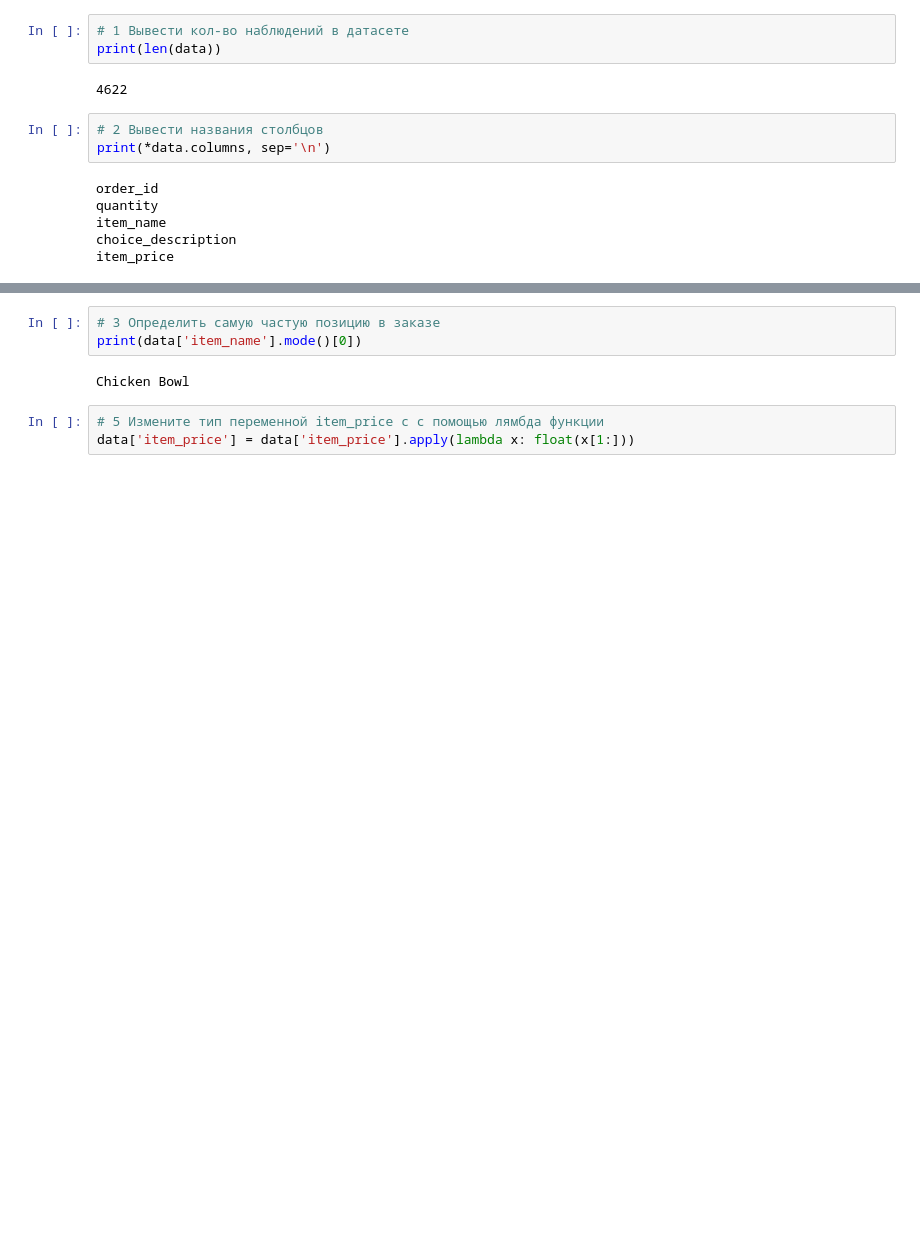
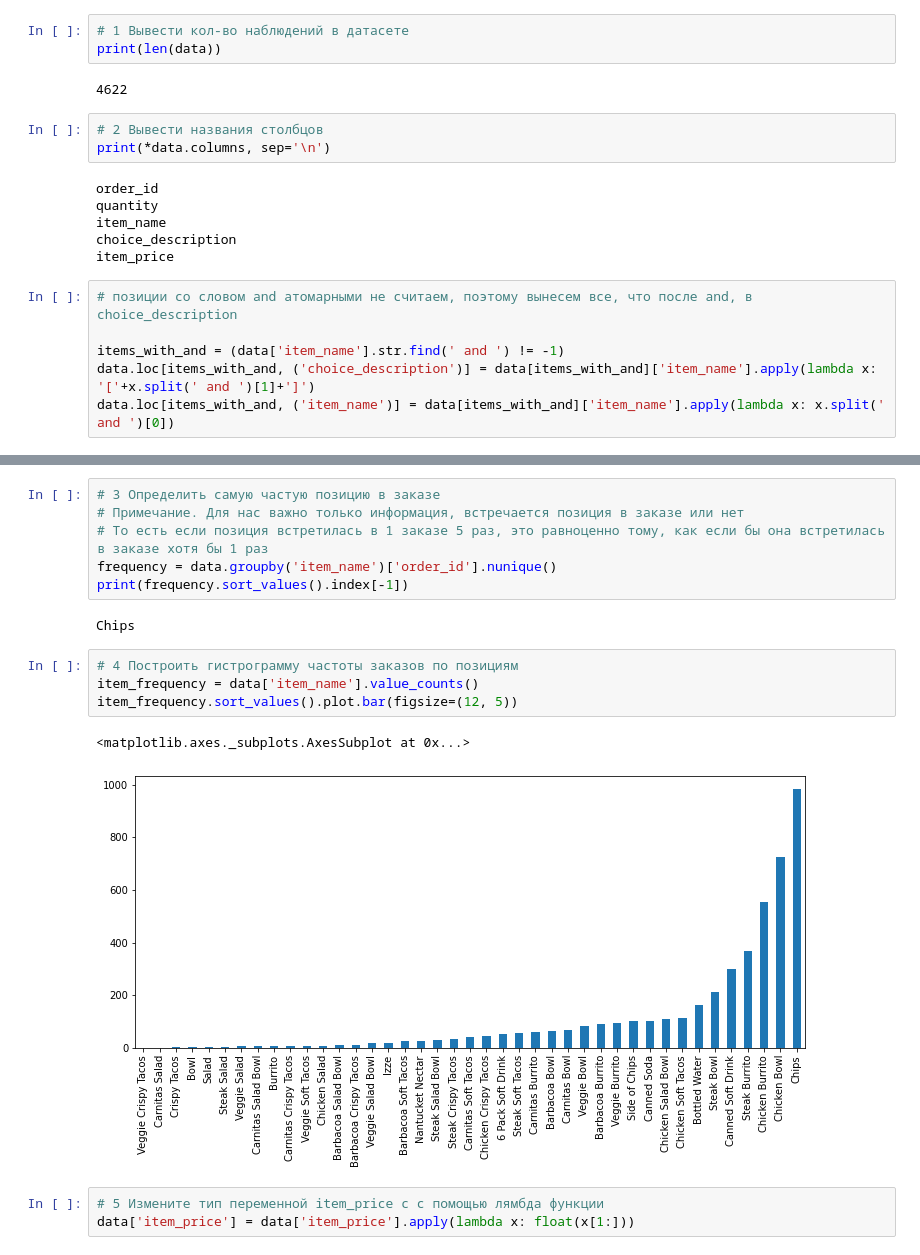
Before and after one commit to JuliaChernykh/IntelligentSystems, a Jupyter notebook: Pandas&DimensionalityReduction.ipynb, the cells around one changed output, grey strips where cells are left out. Drawn from its saved outputs; the diff is of its cells as text; blank space fills up the shorter version.

```diff
--- a/Pandas&DimensionalityReduction.ipynb
+++ b/Pandas&DimensionalityReduction.ipynb
@@ -34,3 +34,9 @@ quantity
 item_name
 choice_description
 item_price
+# %%
+# позиции со словом and атомарными не считаем, поэтому вынесем все, что после and, в choice_description
+
+items_with_and = (data['item_name'].str.find(' and ') != -1)
+data.loc[items_with_and, ('choice_description')] = data[items_with_and]['item_name'].apply(lambda x: '['+x.split(' and ')[1]+']')
+data.loc[items_with_and, ('item_name')] = data[items_with_and]['item_name'].apply(lambda x: x.split(' and ')[0])
@@ -37,8 +52,18 @@ item_price
 # %%
 # 3 Определить самую частую позицию в заказе
-print(data['item_name'].mode()[0])
+# Примечание. Для нас важно только информация, встречается позиция в заказе или нет
+# То есть если позиция встретилась в 1 заказе 5 раз, это равноценно тому, как если бы она встретилась в заказе хотя бы 1 раз
+frequency = data.groupby('item_name')['order_id'].nunique()
+print(frequency.sort_values().index[-1])
 # %% [output]
-Chicken Bowl
+Chips
+# %%
+# 4 Построить гистрограмму частоты заказов по позициям
+item_frequency = data['item_name'].value_counts()
+item_frequency.sort_values().plot.bar(figsize=(12, 5))
+# %% [output]
+<matplotlib.axes._subplots.AxesSubplot at 0x...>
+[figure, added]
 # %%
 # 5 Измените тип переменной item_price c с помощью лямбда функции
 data['item_price'] = data['item_price'].apply(lambda x: float(x[1:]))
```
Also changed, not shown: parts of 4 cells of this notebook.
